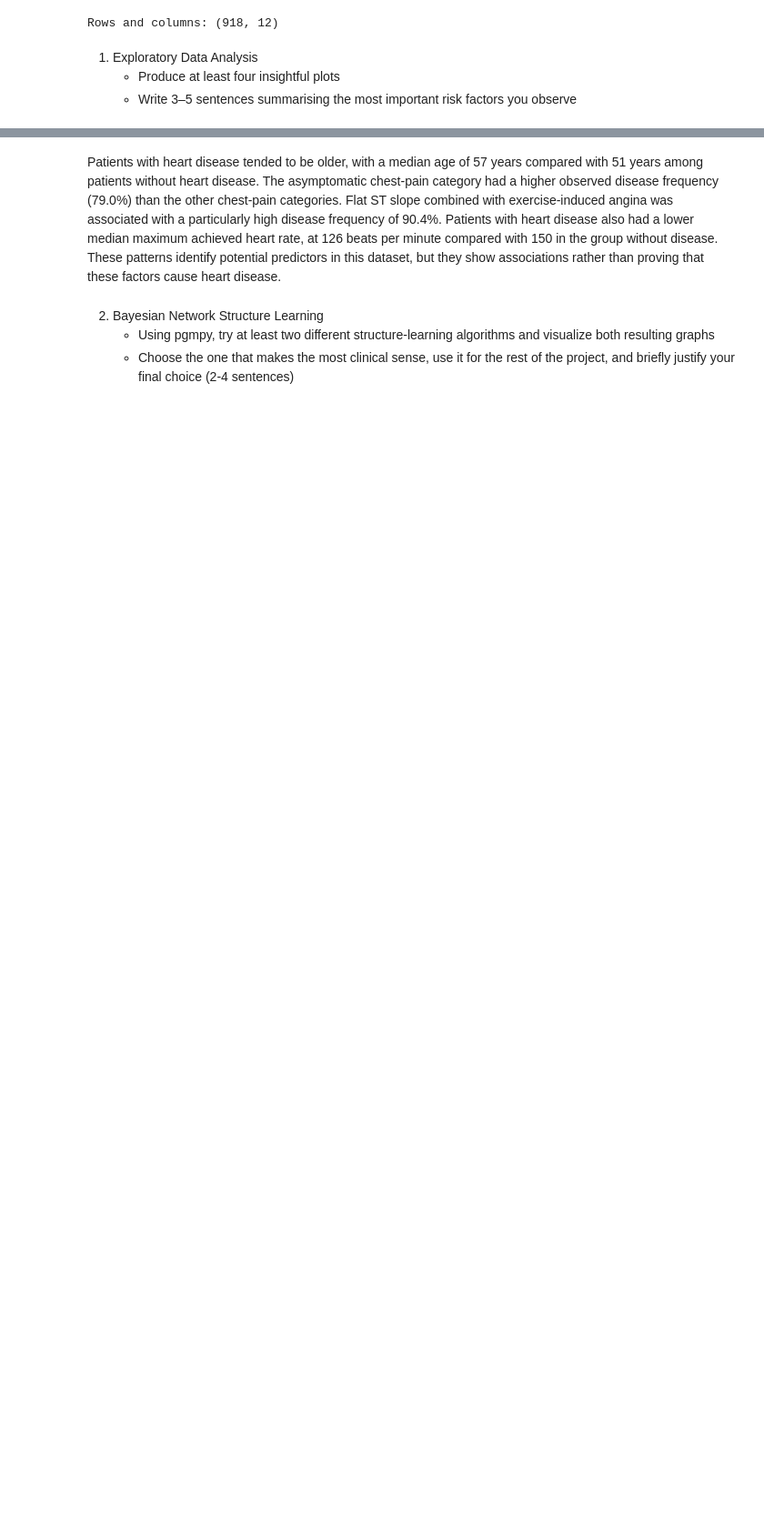
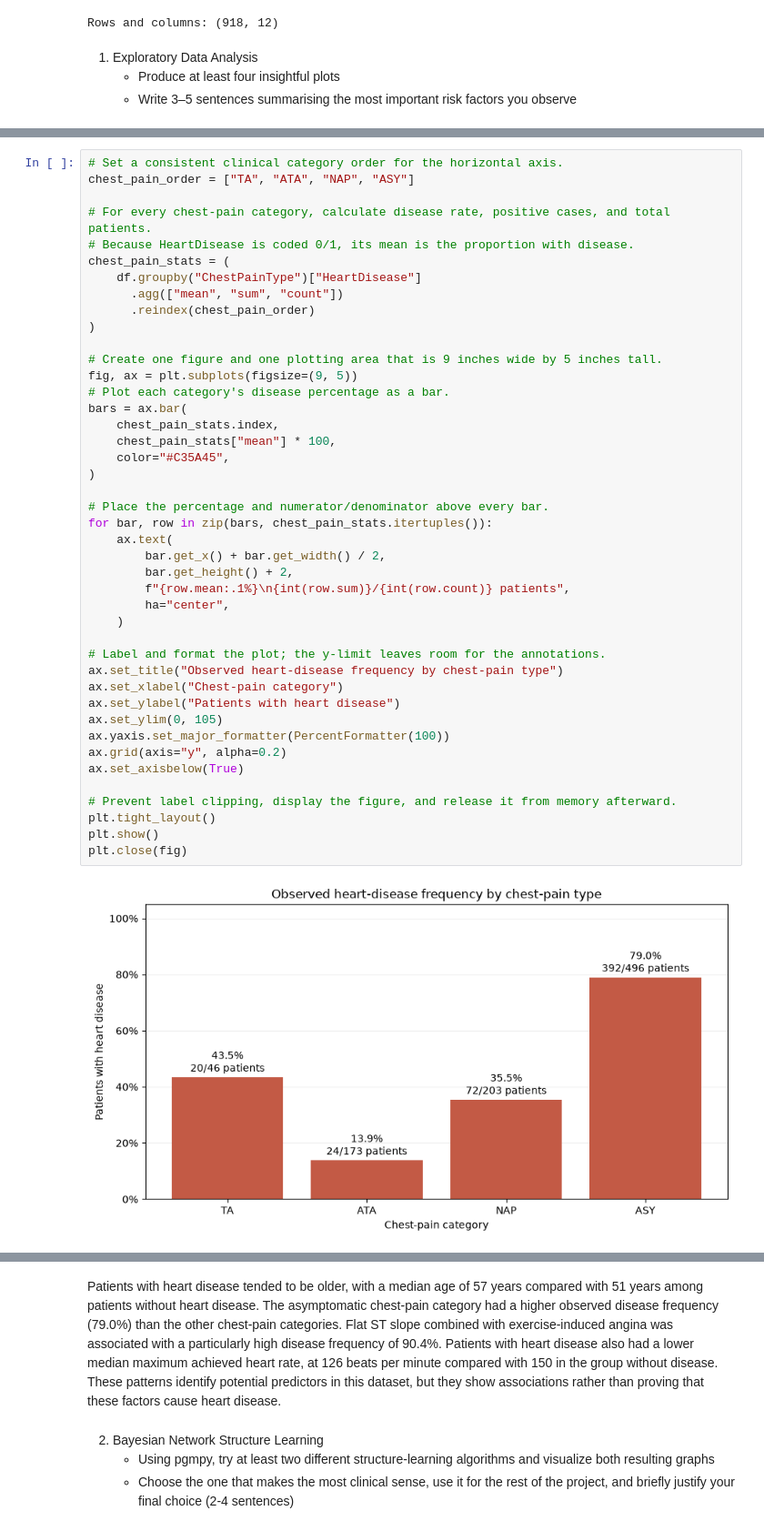
Before and after one commit to frangu617/USD, a Jupyter notebook: AAI_500/M5_Assignments/Francisco_Gutierrez_Assignment_M5.ipynb, the cells around one changed output, grey strips where cells are left out. Shown at 91% size. Saved outputs shown, nothing was run; the diff lists cells and outputs as text; blank space fills up the shorter version.

Commit message:
formatting M5 assignment for easier reading

```diff
--- a/AAI_500/M5_Assignments/Francisco_Gutierrez_Assignment_M5.ipynb
+++ b/AAI_500/M5_Assignments/Francisco_Gutierrez_Assignment_M5.ipynb
@@ -79,0 +97,45 @@ plt.close(fig)
+# %%
+# Set a consistent clinical category order for the horizontal axis.
+chest_pain_order = ["TA", "ATA", "NAP", "ASY"]
+
+# For every chest-pain category, calculate disease rate, positive cases, and total patients.
+# Because HeartDisease is coded 0/1, its mean is the proportion with disease.
+chest_pain_stats = (
+    df.groupby("ChestPainType")["HeartDisease"]
+      .agg(["mean", "sum", "count"])
+      .reindex(chest_pain_order)
+)
+
+# Create one figure and one plotting area that is 9 inches wide by 5 inches tall.
+fig, ax = plt.subplots(figsize=(9, 5))
+# Plot each category's disease percentage as a bar.
+bars = ax.bar(
+    chest_pain_stats.index,
+    chest_pain_stats["mean"] * 100,
+    color="#C35A45",
+)
+
+# Place the percentage and numerator/denominator above every bar.
+for bar, row in zip(bars, chest_pain_stats.itertuples()):
+    ax.text(
+        bar.get_x() + bar.get_width() / 2,
+        bar.get_height() + 2,
+        f"{row.mean:.1%}\n{int(row.sum)}/{int(row.count)} patients",
+        ha="center",
+    )
+
+# Label and format the plot; the y-limit leaves room for the annotations.
+ax.set_title("Observed heart-disease frequency by chest-pain type")
+ax.set_xlabel("Chest-pain category")
+ax.set_ylabel("Patients with heart disease")
+ax.set_ylim(0, 105)
+ax.yaxis.set_major_formatter(PercentFormatter(100))
+ax.grid(axis="y", alpha=0.2)
+ax.set_axisbelow(True)
+
+# Prevent label clipping, display the figure, and release it from memory afterward.
+plt.tight_layout()
+plt.show()
+plt.close(fig)
+# %% [output]
+[figure, added]
```
Also changed, not shown: parts of 13 cells of this notebook.
